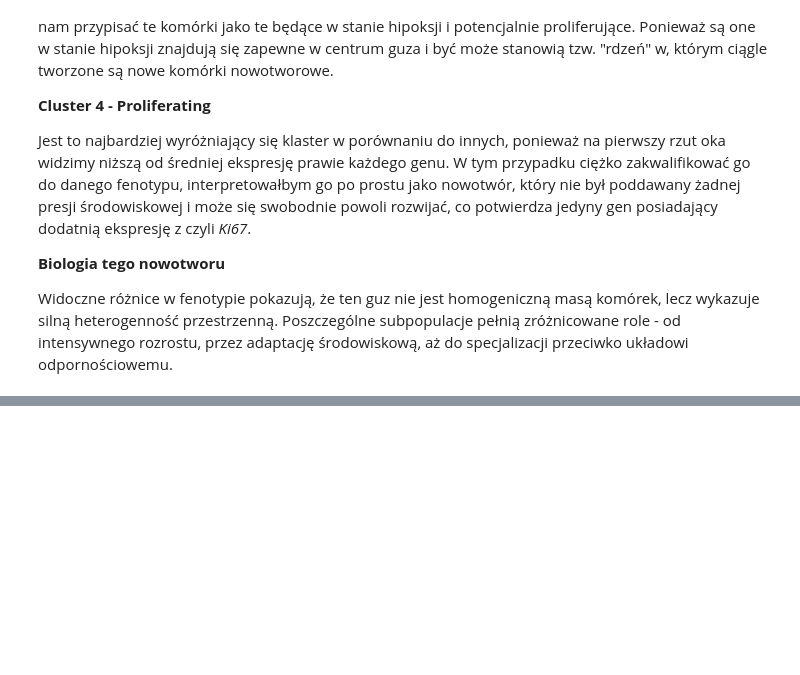
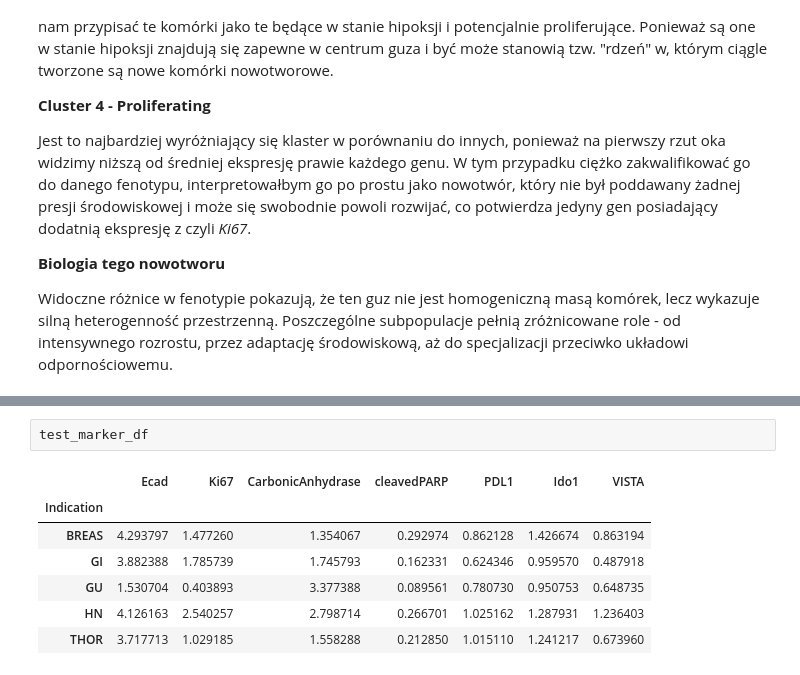
Before and after one commit to ejhuus/spatial-proteomics, a Jupyter notebook: spatial_proteomics.ipynb, the cells around one changed output, grey strips where cells are left out. Drawn from its saved outputs; the diff is of its cells as text; blank space fills up the shorter version.

```diff
--- a/spatial_proteomics.ipynb
+++ b/spatial_proteomics.ipynb
@@ -718,0 +842,10 @@ Widoczne różnice w fenotypie pokazują, że ten guz nie jest homogeniczną mas
+# %%
+test_marker_df
+# %% [output]
+|  | Ecad | Ki67 | CarbonicAnhydrase | cleavedPARP | PDL1 | Ido1 | VISTA |
+| Indication |  |  |  |  |  |  |  |
+| BREAS | 4.293797 | 1.477260 | 1.354067 | 0.292974 | 0.862128 | 1.426674 | 0.863194 |
+| GI | 3.882388 | 1.785739 | 1.745793 | 0.162331 | 0.624346 | 0.959570 | 0.487918 |
+| GU | 1.530704 | 0.403893 | 3.377388 | 0.089561 | 0.780730 | 0.950753 | 0.648735 |
+| HN | 4.126163 | 2.540257 | 2.798714 | 0.266701 | 1.025162 | 1.287931 | 1.236403 |
+| THOR | 3.717713 | 1.029185 | 1.558288 | 0.212850 | 1.015110 | 1.241217 | 0.673960 |
```
Also changed, not shown: parts of 19 cells of this notebook.
